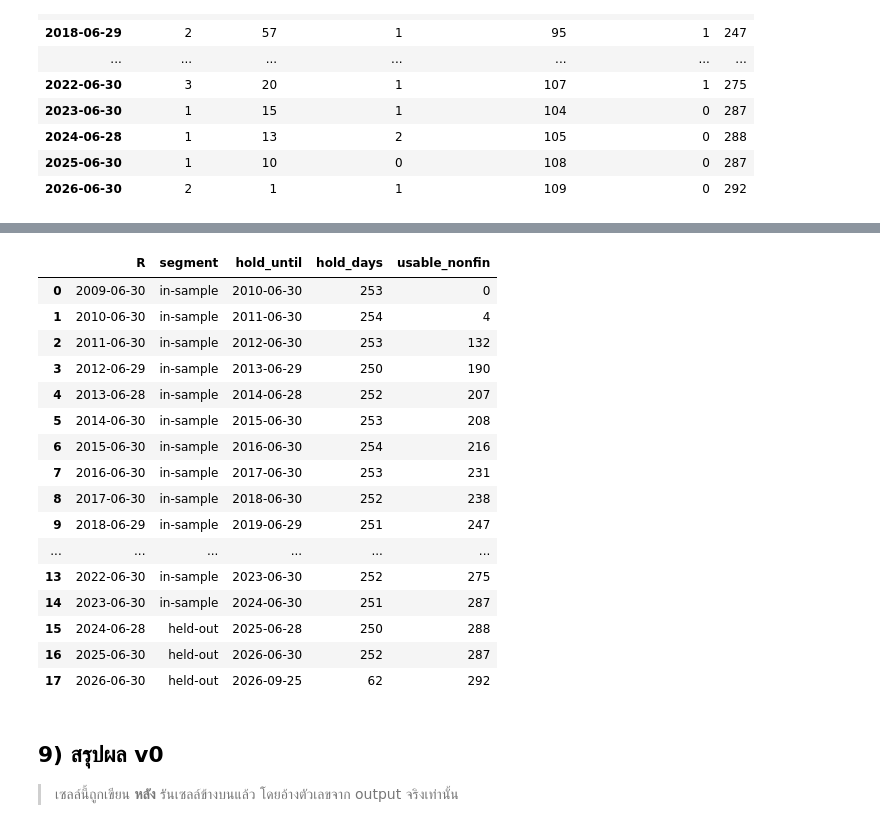
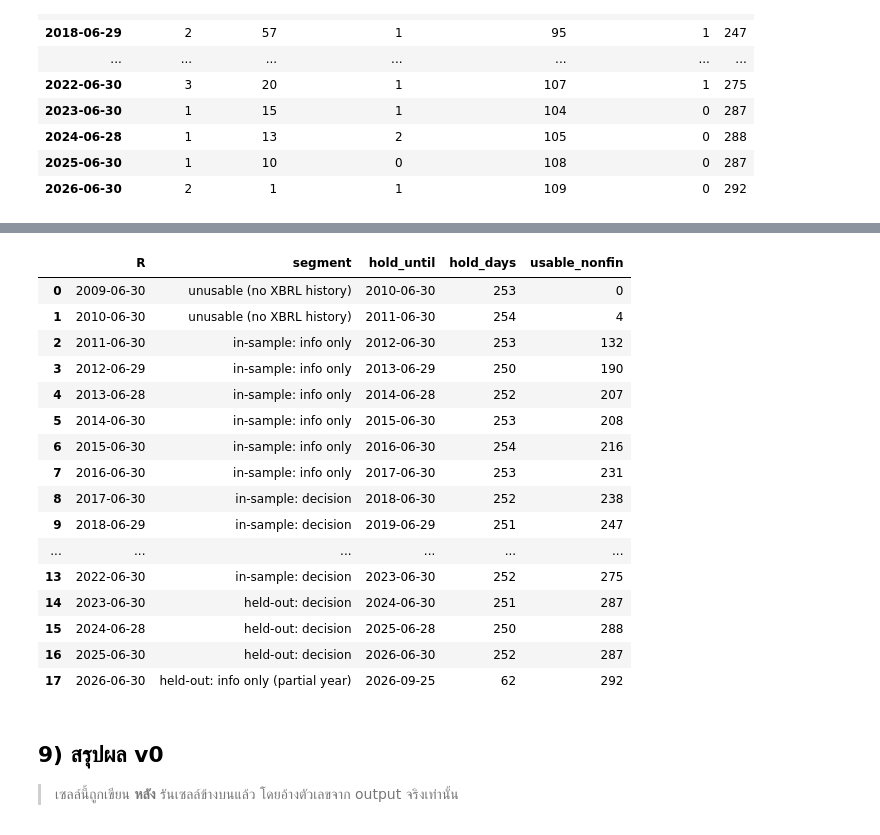
Before and after one commit to shitahito6677/SNP, a Jupyter notebook: model_A/notebooks/v0_data_audit.ipynb, the cells around one changed output, grey strips where cells are left out. Drawn from its saved outputs; the diff is of its cells as text; code cells hidden in the pictures.

```diff
--- a/model_A/notebooks/v0_data_audit.ipynb
+++ b/model_A/notebooks/v0_data_audit.ipynb
@@ -602,30 +612,32 @@ held-out = 3 ปีสุดท้าย (2023-10-01 → ข้อมูลล
 # %%
-HELDOUT_START = pd.Timestamp("2023-10-01")
 cal = pd.DataFrame({"R": Rs})
-cal["segment"] = np.where(cal.R >= HELDOUT_START, "held-out", "in-sample")
+cal["segment"] = np.select(
+    [cal.R < "2011-01-01", cal.R < "2017-01-01", cal.R < "2023-01-01", cal.R < "2026-01-01"],
+    ["unusable (no XBRL history)", "in-sample: info only", "in-sample: decision", "held-out: decision"],
+    "held-out: info only (partial year)")
 cal["hold_until"] = [min(r + pd.DateOffset(years=1), adj.index.max()) for r in cal.R]
 cal["hold_days"] = [(adj["SPY"].loc[r:h].notna().sum()) for r, h in zip(cal.R, cal.hold_until)]
 cal["usable_nonfin"] = cal.R.map(nf.groupby("R").usable.sum())
 cal["R"] = cal.R.dt.date; cal["hold_until"] = cal.hold_until.dt.date
 display(cal)
 # %% [output]
 |  | R | segment | hold_until | hold_days | usable_nonfin |
-| 0 | 2009-06-30 | in-sample | 2010-06-30 | 253 | 0 |
-| 1 | 2010-06-30 | in-sample | 2011-06-30 | 254 | 4 |
-| 2 | 2011-06-30 | in-sample | 2012-06-30 | 253 | 132 |
-| 3 | 2012-06-29 | in-sample | 2013-06-29 | 250 | 190 |
-| 4 | 2013-06-28 | in-sample | 2014-06-28 | 252 | 207 |
-| 5 | 2014-06-30 | in-sample | 2015-06-30 | 253 | 208 |
-| 6 | 2015-06-30 | in-sample | 2016-06-30 | 254 | 216 |
-| 7 | 2016-06-30 | in-sample | 2017-06-30 | 253 | 231 |
-| 8 | 2017-06-30 | in-sample | 2018-06-30 | 252 | 238 |
-| 9 | 2018-06-29 | in-sample | 2019-06-29 | 251 | 247 |
+| 0 | 2009-06-30 | unusable (no XBRL history) | 2010-06-30 | 253 | 0 |
+| 1 | 2010-06-30 | unusable (no XBRL history) | 2011-06-30 | 254 | 4 |
+| 2 | 2011-06-30 | in-sample: info only | 2012-06-30 | 253 | 132 |
+| 3 | 2012-06-29 | in-sample: info only | 2013-06-29 | 250 | 190 |
+| 4 | 2013-06-28 | in-sample: info only | 2014-06-28 | 252 | 207 |
+| 5 | 2014-06-30 | in-sample: info only | 2015-06-30 | 253 | 208 |
+| 6 | 2015-06-30 | in-sample: info only | 2016-06-30 | 254 | 216 |
+| 7 | 2016-06-30 | in-sample: info only | 2017-06-30 | 253 | 231 |
+| 8 | 2017-06-30 | in-sample: decision | 2018-06-30 | 252 | 238 |
+| 9 | 2018-06-29 | in-sample: decision | 2019-06-29 | 251 | 247 |
 | ... | ... | ... | ... | ... | ... |
-| 13 | 2022-06-30 | in-sample | 2023-06-30 | 252 | 275 |
-| 14 | 2023-06-30 | in-sample | 2024-06-30 | 251 | 287 |
-| 15 | 2024-06-28 | held-out | 2025-06-28 | 250 | 288 |
-| 16 | 2025-06-30 | held-out | 2026-06-30 | 252 | 287 |
-| 17 | 2026-06-30 | held-out | 2026-09-25 | 62 | 292 |
+| 13 | 2022-06-30 | in-sample: decision | 2023-06-30 | 252 | 275 |
+| 14 | 2023-06-30 | held-out: decision | 2024-06-30 | 251 | 287 |
+| 15 | 2024-06-28 | held-out: decision | 2025-06-28 | 250 | 288 |
+| 16 | 2025-06-30 | held-out: decision | 2026-06-30 | 252 | 287 |
+| 17 | 2026-06-30 | held-out: info only (partial year) | 2026-09-25 | 62 | 292 |
 # %% [markdown]
 ## 9) สรุปผล v0
 
```
Also changed, not shown: parts of 18 cells of this notebook, 8 other files.
